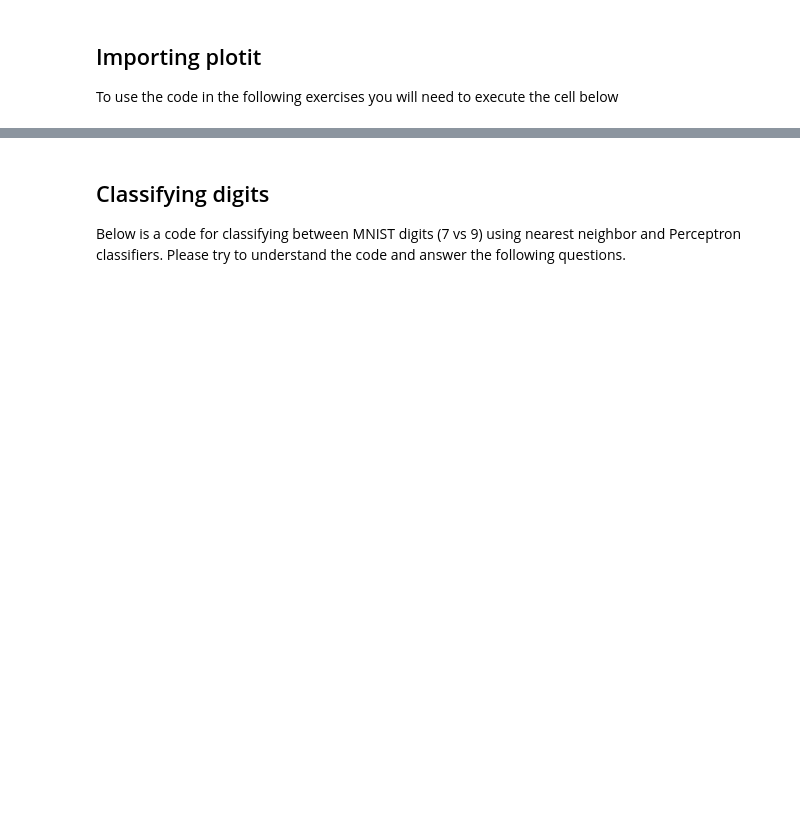
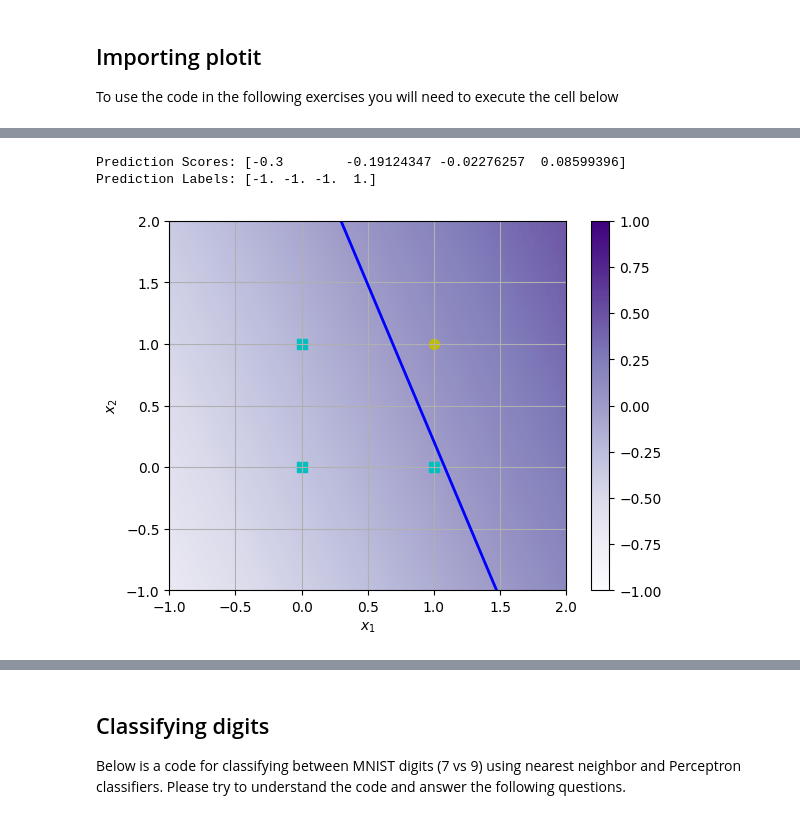
Before and after one commit to foxtrotmike/CS909, a Jupyter notebook: dm_lab_2_fm.ipynb, the cells around one changed output, grey strips where cells are left out. Saved outputs shown, nothing was run; the diff lists cells and outputs as text; code cells hidden in the pictures; blank space fills up the shorter version.

```diff
--- a/dm_lab_2_fm.ipynb
+++ b/dm_lab_2_fm.ipynb
@@ -171 +221,71 @@ def plotit(X,Y=None,clf=None,  conts = None, ccolors = ('b','k','r'), colors = (
+# %%
+import imageio.v2 as imageio
+import os
+
+class Perceptron:
+    def __init__(self,alpha = 0.1, epochs = 200,save_gif = False):
+        self.alpha = alpha
+        self.epochs = epochs
+        self.W = np.array([0])
+        self.bias = np.random.randn()*0
+
+        self.save_gif = save_gif
+    def fit(self,Xtr,Ytr):
+        d = Xtr.shape[1]
+        self.W = np.random.randn(d)   #always start at zero or a random weight vectir
+
+        if self.save_gif:
+            plt.figure()
+            extent = [-1,+2,-1,+2]
+            plotit(Xtr,ytr,clf=self.score,conts=[0],extent = extent)
+            plt.title('epoch = '+str(0)+': w = '+(', '.join([f'{num:.3f}' for num in self.W]))+' b = '+f'{self.bias:.3f}')
+            ii = 0; filenames = [str(ii)+'.jpg']; plt.savefig(filenames[-1]); plt.close()
+
+        for e in range(self.epochs):
+            finished = True
+            for i,x in enumerate(Xtr):
+
+                if Ytr[i]*self.predict(np.atleast_2d(x))<1: #if error, use 1 on the RHS instead of 0 to implement hinge loss
+                    finished = False
+                    self.W += self.alpha*Ytr[i]*x
+                    self.bias += self.alpha*Ytr[i]
+                if self.save_gif:
+                    plt.figure()
+                    plotit(Xtr,ytr,clf=self.score,conts=[0],extent = extent)
+                    plt.plot(x[0],x[1],'r*')
+                    plt.title('epoch = '+str(e)+': w = '+(', '.join([f'{num:.3f}' for num in self.W]))+' b = '+f'{self.bias:.3f}')
+                    ii +=1; filenames.append(str(ii)+'.jpg'); plt.savefig(filenames[-1]); plt.close()
+            if finished: break
+        """
+        #useful for l onger iterations
+        with imageio.get_writer('my_plots.gif', mode='I') as writer:
+            for filename in filenames:
+                image = imageio.imread(filename)
+                os.remove(filename)
+                writer.append_data(image,duration = 0.3)
+        """
+        if self.save_gif:
+            imageio.mimsave('my_animation.gif', [imageio.imread(f) for f in filenames], duration=0.5)
+            for f in filenames: os.remove(f)
+
+    def score(self,x):
+        return np.dot(x,self.W) + self.bias
+
+    def predict(self,x):
+        return np.sign(self.score(x))
+
+if __name__=='__main__':
+    Xtr = np.array([[0,0],[0,1],[1,0],[1,1]])
+    ytr = np.array([-1,-1,-1,+1])
+    clf = Perceptron(alpha = 0.1)
+    clf.fit(Xtr,ytr)
+    z = clf.score(Xtr)
+    print("Prediction Scores:",z)
+    y = clf.predict(Xtr)
+    print("Prediction Labels:",y)
+    plotit(Xtr,ytr,clf=clf.score,conts=[0],	extent = [-1,+2,-1,+2])
+# %% [output]
+Prediction Scores: [-0.3        -0.19124347 -0.02276257  0.08599396]
+Prediction Labels: [-1. -1. -1.  1.]
+[figure, added]
 # %% [markdown]
```
Also changed, not shown: parts of 9 cells of this notebook.
